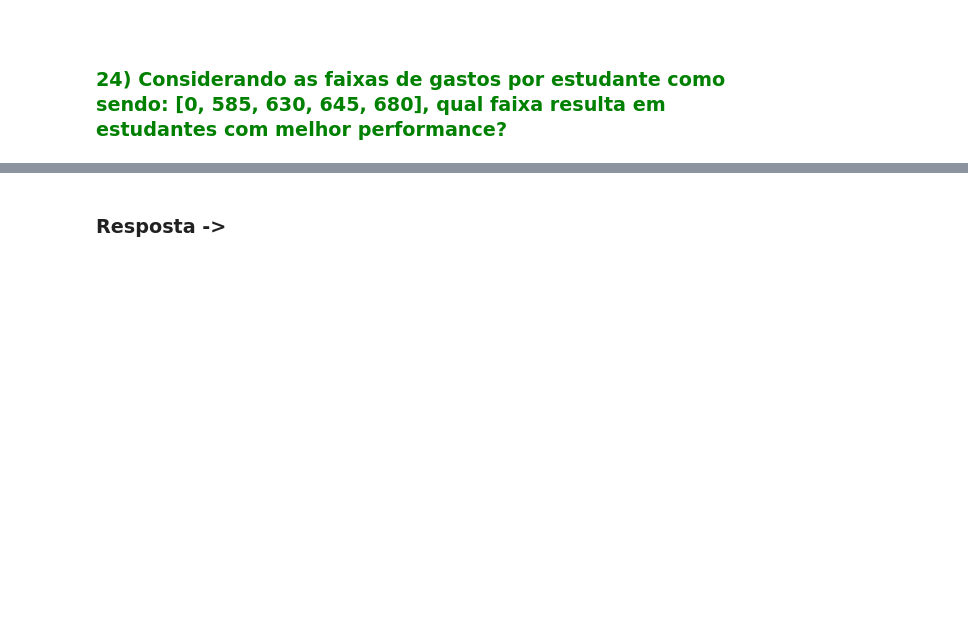
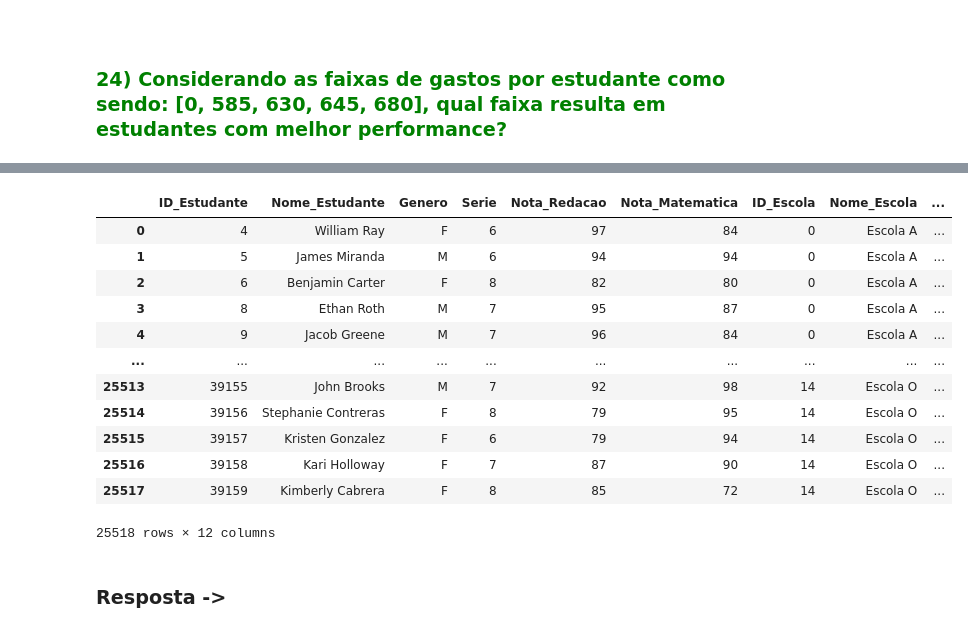
Before and after one commit to EduardoBran/Python_-_Estrutura-de-Dados-com-Pandas, a Jupyter notebook: 6.Estudo_de_Caso_-_Analise_Dados_Escolares_com_Pandas.ipynb, the cells around one changed output, grey strips where cells are left out. Drawn from its saved outputs; the diff is of its cells as text; code cells hidden in the pictures; blank space fills up the shorter version.

```diff
--- a/6.Estudo_de_Caso_-_Analise_Dados_Escolares_com_Pandas.ipynb
+++ b/6.Estudo_de_Caso_-_Analise_Dados_Escolares_com_Pandas.ipynb
@@ -443,0 +467,3 @@ dados_full
+# %%
+tipos_escolas = dados_escolas.set_index(["Nome_Escola"])["Tipo_Escola"].sort_values()
+tipos_escolas
@@ -486,2 +993,5 @@ dados_full
 # %% [markdown]
 ### <br><font color='green'> 24) Considerando as faixas de gastos por estudante como sendo: [0, 585, 630, 645, 680], qual faixa resulta em estudantes com melhor performance?</font>
+# %%
+dados_escolas['Orcamento_Per_Capita'] = dados_escolas['Orcamento_Anual'] / dados_escolas['Numero_Alunos']
+dados_escolas
@@ -487,0 +1017,21 @@ dados_full
+# %%
+# Adicionando coluna Orcamento_Per_Capitao em dados_full
+orcamento_per_capita_df = dados_escolas[['Nome_Escola', 'Orcamento_Per_Capita']]
+
+# Mesclando o dataframe intermediário com o dataframe aprovados
+dados_completos = pd.merge(aprovados, orcamento_per_capita_df, on='Nome_Escola', how='left')
+dados_completos
+# %% [output]
+|  | ID_Estudante | Nome_Estudante | Genero | Serie | Nota_Redacao | Nota_Matematica | ID_Escola | Nome_Escola | ... |
+| 0 | 4 | William Ray | F | 6 | 97 | 84 | 0 | Escola A | ... |
+| 1 | 5 | James Miranda | M | 6 | 94 | 94 | 0 | Escola A | ... |
+| 2 | 6 | Benjamin Carter | F | 8 | 82 | 80 | 0 | Escola A | ... |
+| 3 | 8 | Ethan Roth | M | 7 | 95 | 87 | 0 | Escola A | ... |
+| 4 | 9 | Jacob Greene | M | 7 | 96 | 84 | 0 | Escola A | ... |
+| ... | ... | ... | ... | ... | ... | ... | ... | ... | ... |
+| 25513 | 39155 | John Brooks | M | 7 | 92 | 98 | 14 | Escola O | ... |
+| 25514 | 39156 | Stephanie Contreras | F | 8 | 79 | 95 | 14 | Escola O | ... |
+| 25515 | 39157 | Kristen Gonzalez | F | 6 | 79 | 94 | 14 | Escola O | ... |
+| 25516 | 39158 | Kari Holloway | F | 7 | 87 | 90 | 14 | Escola O | ... |
+| 25517 | 39159 | Kimberly Cabrera | F | 8 | 85 | 72 | 14 | Escola O | ... |
+25518 rows × 12 columns
```
Also changed, not shown: parts of 42 cells of this notebook, 1 other file.
